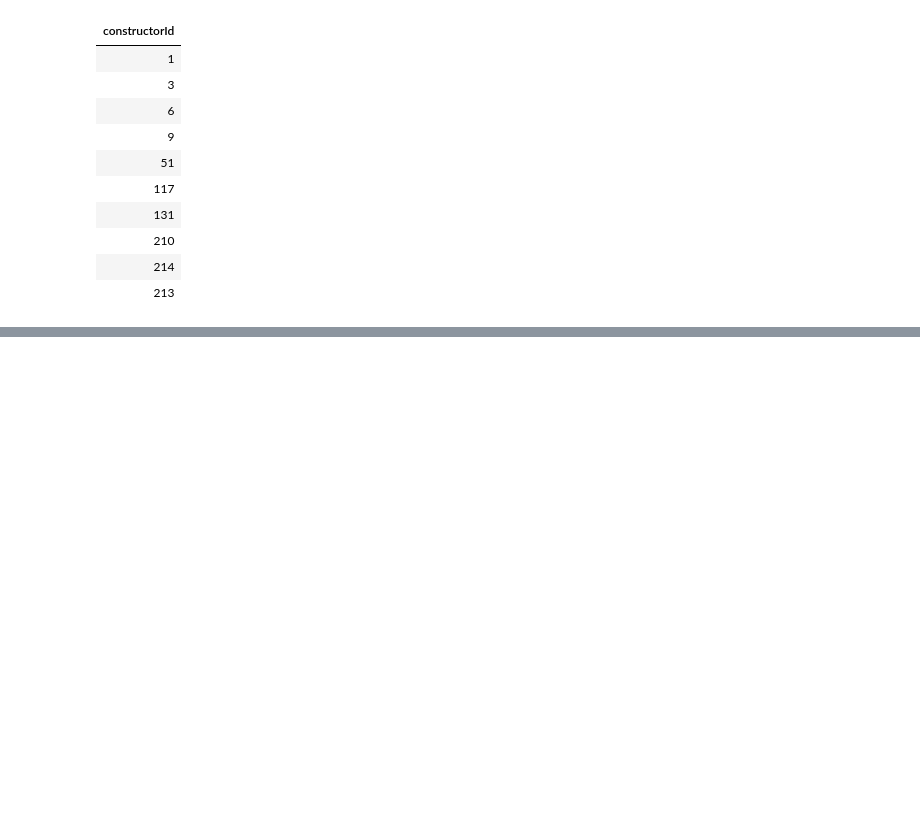
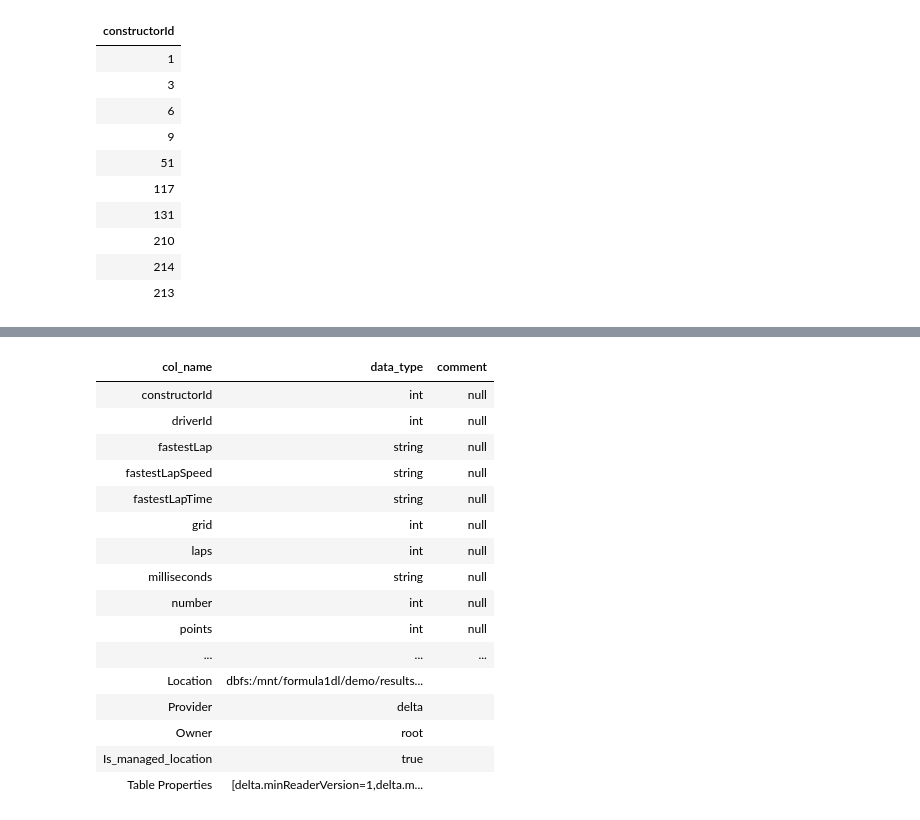
Before and after one commit to perezlino/azure_cloud, a Jupyter notebook: 3-Azure_Databricks/Material/Delta Lake/2-Delta Managed tables.ipynb, the cells around one changed output, grey strips where cells are left out. Cells and saved outputs as stored; diff of their text form; code cells hidden in the pictures; blank space fills up the shorter version.

```diff
--- a/3-Azure_Databricks/Material/Delta Lake/2-Delta Managed tables.ipynb
+++ b/3-Azure_Databricks/Material/Delta Lake/2-Delta Managed tables.ipynb
@@ -186,0 +297,20 @@ DROP TABLE f1_demo.results_managed
+# %%
+DESCRIBE FORMATTED f1_demo.results_merge;
+# %% [output]
+| col_name | data_type | comment |
+| constructorId | int | null |
+| driverId | int | null |
+| fastestLap | string | null |
+| fastestLapSpeed | string | null |
+| fastestLapTime | string | null |
+| grid | int | null |
+| laps | int | null |
+| milliseconds | string | null |
+| number | int | null |
+| points | int | null |
+| ... | ... | ... |
+| Location | dbfs:/mnt/formula1dl/demo/results... |  |
+| Provider | delta |  |
+| Owner | root |  |
+| Is_managed_location | true |  |
+| Table Properties | [delta.minReaderVersion=1,delta.m... |  |
```
Also changed, not shown: parts of 19 cells of this notebook, 30 other files.
